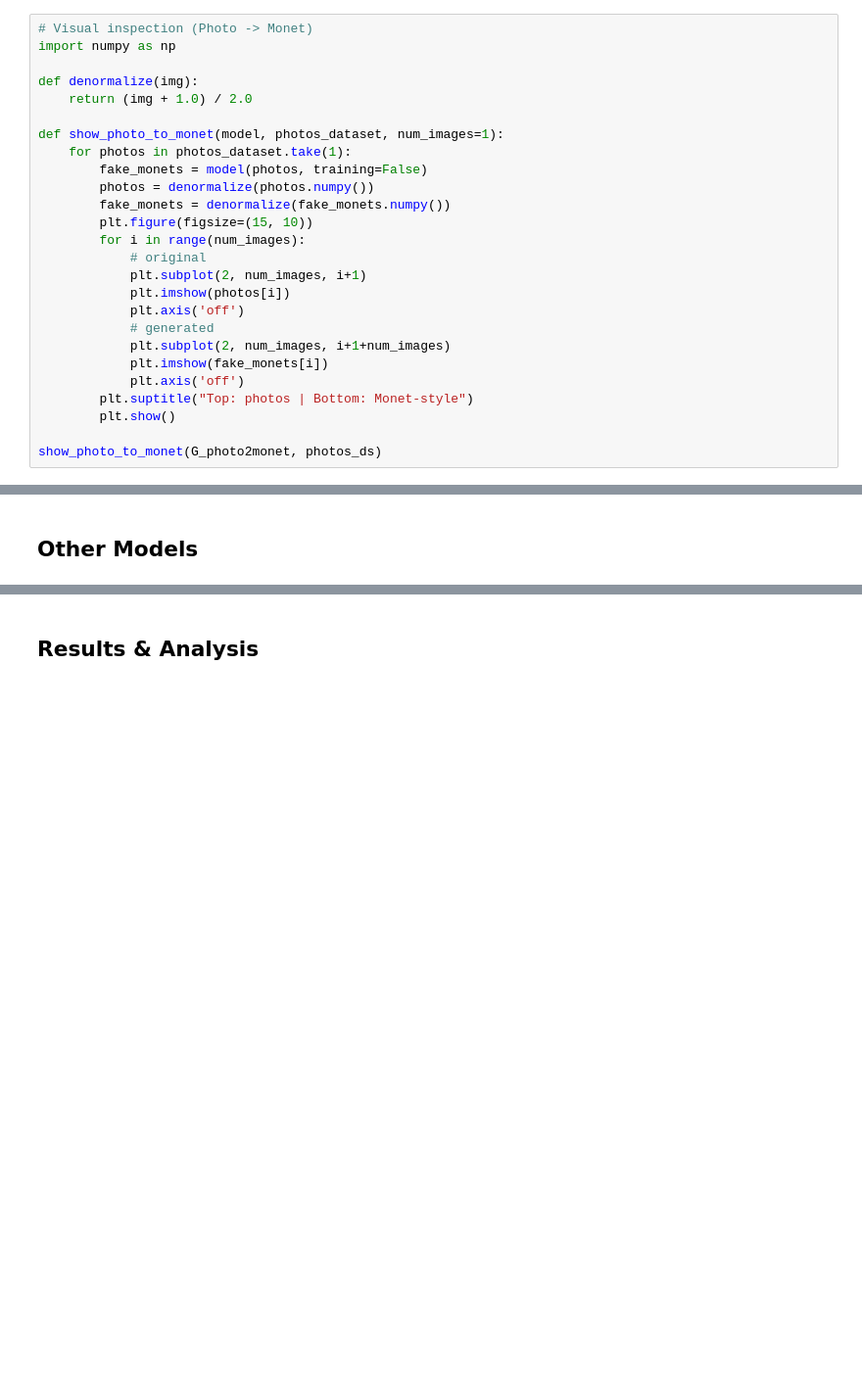
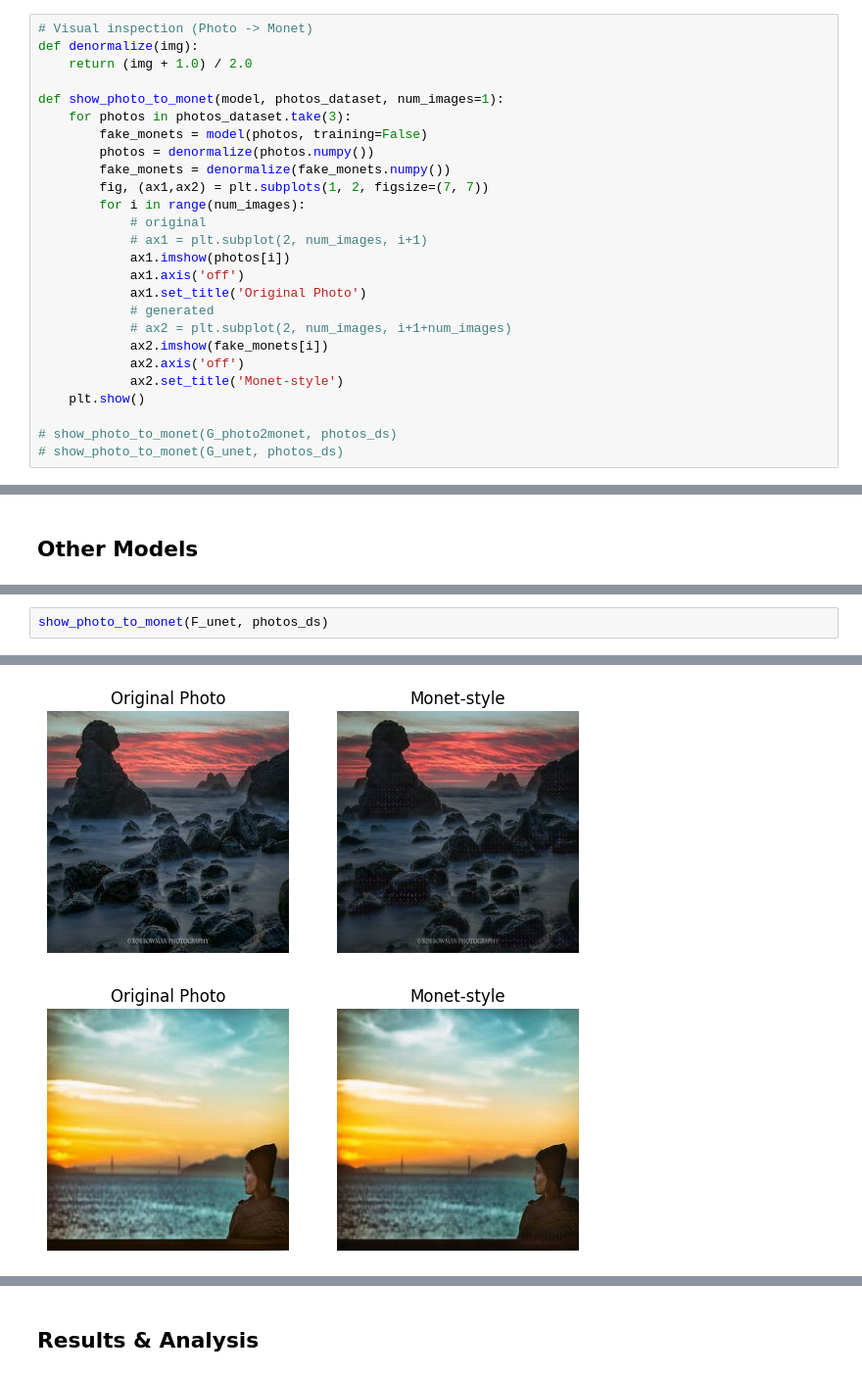
Before and after one commit to ryan-bulger/Monet-GAN, a Jupyter notebook: monet-gan.ipynb, the cells around one changed output, grey strips where cells are left out. Shown at 98% size. Cells and saved outputs as stored; diff of their text form; blank space fills up the shorter version.

```diff
--- a/monet-gan.ipynb
+++ b/monet-gan.ipynb
@@ -420,29 +426,29 @@ def plot_history(h):
 # %%
 # Visual inspection (Photo -> Monet)
-import numpy as np
-
 def denormalize(img):
     return (img + 1.0) / 2.0
 
 def show_photo_to_monet(model, photos_dataset, num_images=1):
-    for photos in photos_dataset.take(1):
+    for photos in photos_dataset.take(3):
         fake_monets = model(photos, training=False)
         photos = denormalize(photos.numpy())
         fake_monets = denormalize(fake_monets.numpy())
-        plt.figure(figsize=(15, 10))
+        fig, (ax1,ax2) = plt.subplots(1, 2, figsize=(7, 7))
         for i in range(num_images):
             # original
-            plt.subplot(2, num_images, i+1)
-            plt.imshow(photos[i])
-            plt.axis('off')
+            # ax1 = plt.subplot(2, num_images, i+1)
+            ax1.imshow(photos[i])
+            ax1.axis('off')
+            ax1.set_title('Original Photo')
             # generated
-            plt.subplot(2, num_images, i+1+num_images)
-            plt.imshow(fake_monets[i])
-            plt.axis('off')
-        plt.suptitle("Top: photos | Bottom: Monet-style")
-        plt.show()
+            # ax2 = plt.subplot(2, num_images, i+1+num_images)
+            ax2.imshow(fake_monets[i])
+            ax2.axis('off')
+            ax2.set_title('Monet-style')
+    plt.show()
 
-show_photo_to_monet(G_photo2monet, photos_ds)
+# show_photo_to_monet(G_photo2monet, photos_ds)
+# show_photo_to_monet(G_unet, photos_ds)
 # %% [markdown]
 ## Hyperparameter Tuning
 # %%
@@ -543,0 +597,3 @@ print(f"Saved {counter} Monet-style images.")
+# %%
+show_photo_to_monet(F_unet, photos_ds)
+# %% [output]
@@ -543,0 +601,2 @@ print(f"Saved {counter} Monet-style images.")
+[figure, added]
+[figure, added]
```
Also changed, not shown: parts of 15 cells of this notebook.
